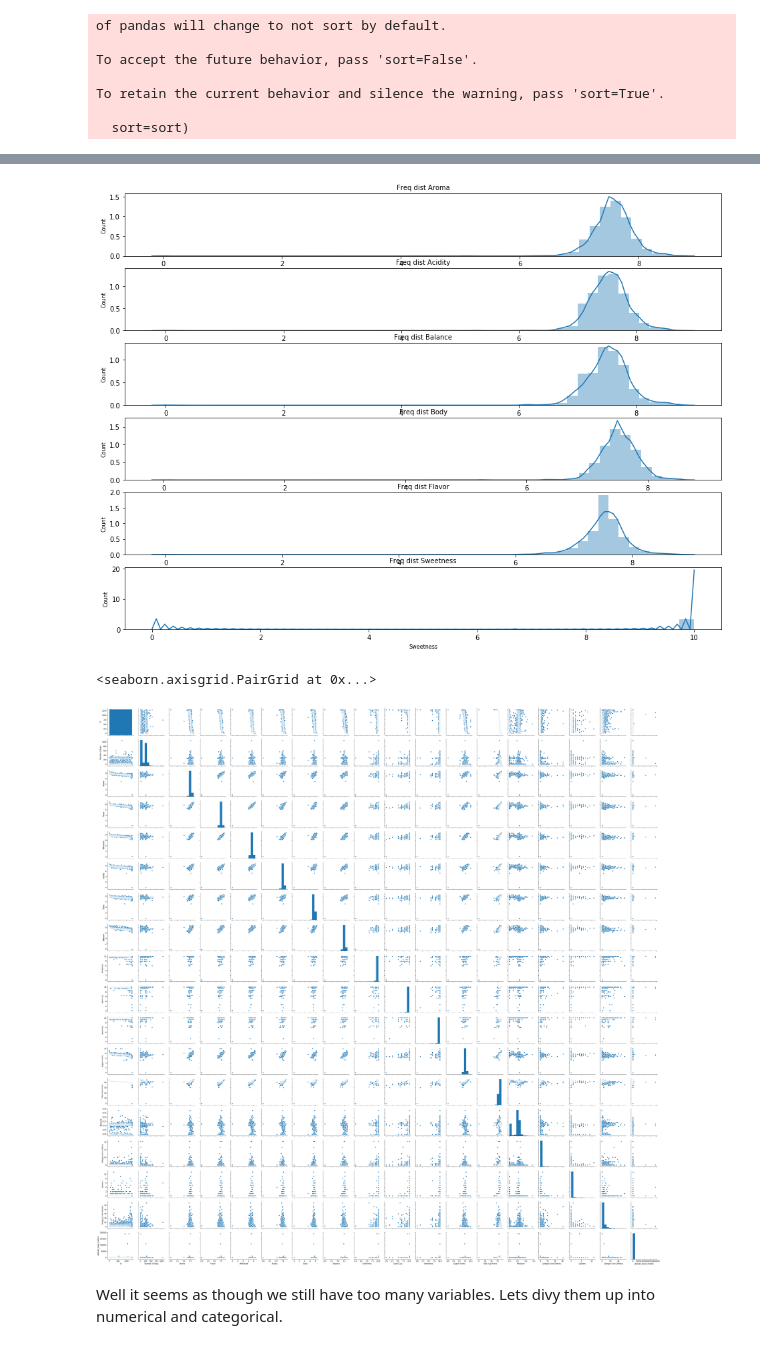
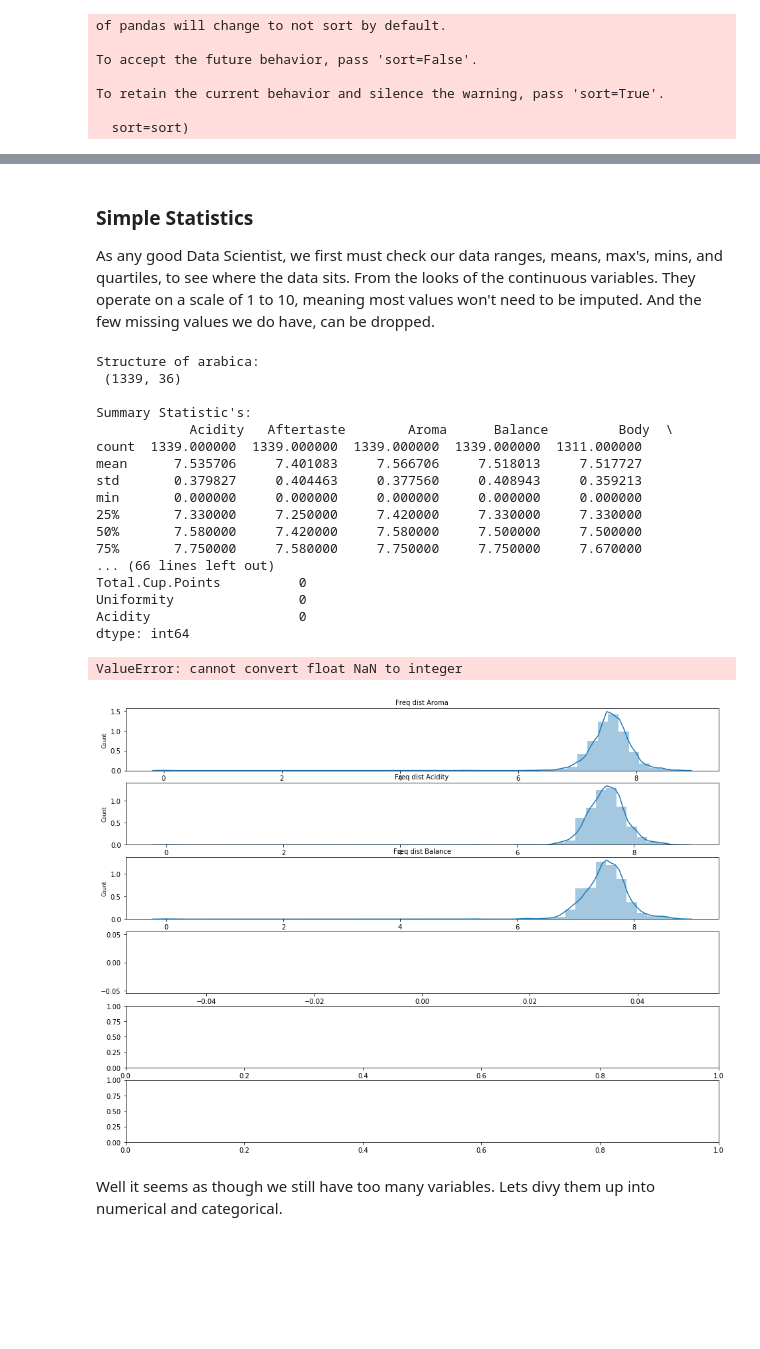
Before and after one commit to Landcruiser87/Cadc_7331_Project, a Jupyter notebook: analysis/Coffee.ipynb, the cells around one changed output, grey strips where cells are left out. Saved outputs shown, nothing was run; the diff lists cells and outputs as text; code cells hidden in the pictures; blank space fills up the shorter version.

```diff
--- a/analysis/Coffee.ipynb
+++ b/analysis/Coffee.ipynb
@@ -114,6 +116,34 @@ Total.Cup.Points          0
 Uniformity                0
 Acidity                   0
 dtype: int64
+# %% [markdown]
+### Simple Statistics
+As any good Data Scientist, we first must check our data ranges, means, max's, mins, and quartiles, to see where
+the data sits.  From the looks of the continuous variables.  They operate on a scale of 1 to 10, meaning most values
+won't need to be imputed.  And the few missing values we do have, can be dropped.
+# %%
+#Simple Stats
+# print(df_comb.head().append(df_comb.tail()), "\n")
+
+print("Summary Statistic's:\n",df_comb.describe(),"\n")
+# %% [output]
+Structure of arabica:
+ (1339, 36)
+
+Summary Statistic's:
+            Acidity   Aftertaste        Aroma      Balance         Body  \
+count  1339.000000  1339.000000  1339.000000  1339.000000  1311.000000
+mean      7.535706     7.401083     7.566706     7.518013     7.517727
+std       0.379827     0.404463     0.377560     0.408943     0.359213
+min       0.000000     0.000000     0.000000     0.000000     0.000000
+25%       7.330000     7.250000     7.420000     7.330000     7.330000
+50%       7.580000     7.420000     7.580000     7.500000     7.500000
+75%       7.750000     7.580000     7.750000     7.750000     7.670000
+... (66 lines left out)
+Total.Cup.Points          0
+Uniformity                0
+Acidity                   0
+dtype: int64
 # %%
 #Changing datatypes
 conv_dict = {'Species': str,
@@ -138,27 +168,26 @@ df_ar.dtypes
 # %%
 #some initial plots
 
 col_names = ['Aroma','Acidity','Balance', 'Body', 'Flavor', 'Sweetness']
 
 fig, ax = plt.subplots(len(col_names), figsize=(16,12))
 
 for i, col_val in enumerate(col_names):
 
-    sns.distplot(df_ar[col_val], hist=True, ax=ax[i])
+    sns.distplot(df_comb[col_val], hist=True, ax=ax[i])
     ax[i].set_title('Freq dist '+col_val, fontsize=10)
     ax[i].set_xlabel(col_val, fontsize=8)
     ax[i].set_ylabel('Count', fontsize=8)
 
 plt.show()
 
 #Huge pairplot matrix.  Probably need to whittle down the attributes a bit first.Example drops below
 
 
-sns.pairplot(df_ar)
+sns.pairplot(df_comb)
 # %% [output]
+ValueError: cannot convert float NaN to integer
-[figure, old version]
+[figure, new version]
-<seaborn.axisgrid.PairGrid at 0x...>
-[figure, removed]
 # %% [markdown]
 Well it seems as though we still have too many variables.  Lets divy them up into numerical and
 categorical.
```
Also changed, not shown: parts of 3 cells of this notebook.
